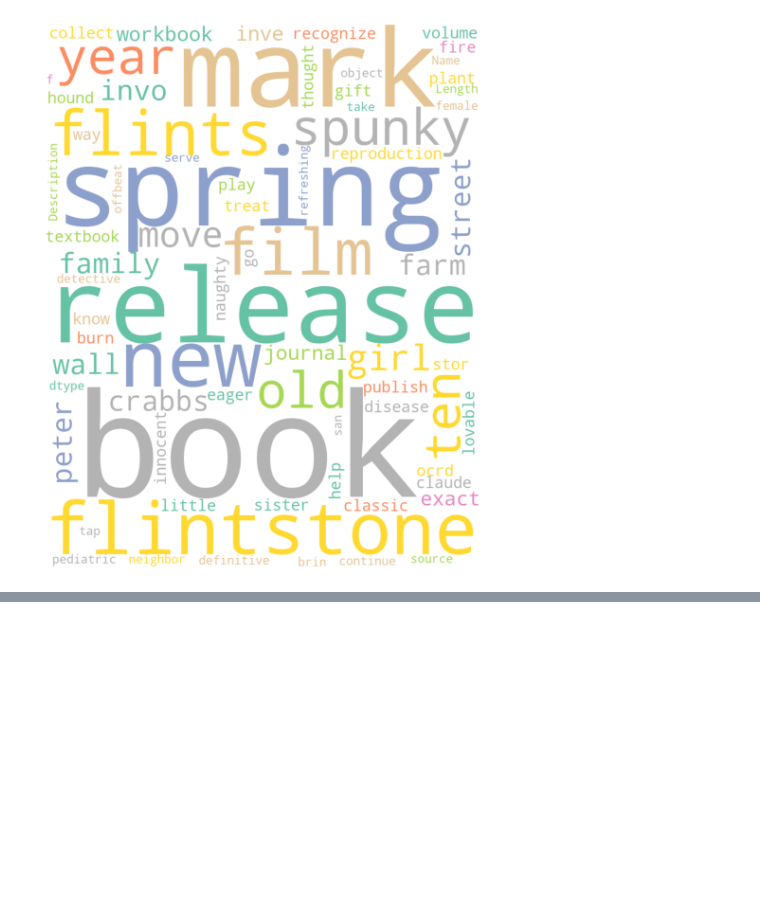
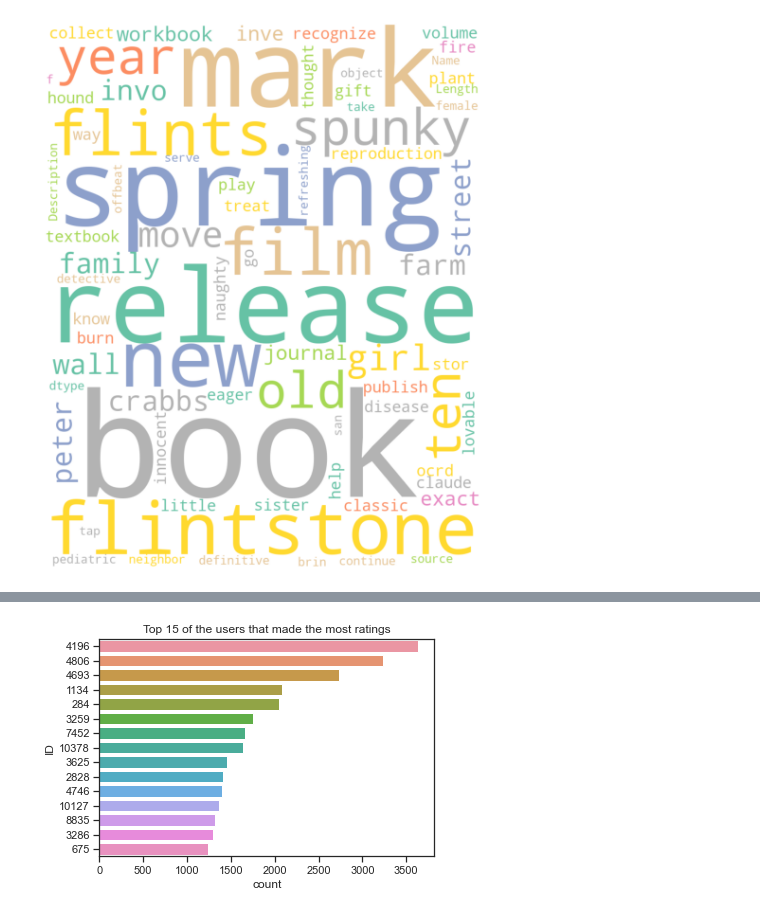
Before and after one commit to cecilegltslmcs/recommender_sys_books, a Jupyter notebook: P7_01_notebookcleaning.ipynb, the cells around one changed output, grey strips where cells are left out. Drawn from its saved outputs; the diff is of its cells as text; code cells hidden in the pictures; blank space fills up the shorter version.

```diff
--- a/P7_01_notebookcleaning.ipynb
+++ b/P7_01_notebookcleaning.ipynb
@@ -276,0 +322,13 @@ data.to_parquet("Datasets/dataset_model.parquet.gzip",
+# %%
+new_ratings ={
+    "This user doesn't have any rating" : np.nan,
+    "did not like it" : 1,
+    "it was ok" : 2,
+    "liked it" : 3,
+    "really liked it" : 4,
+    "it was amazing" : 5
+}
+
+merged_users["Rating"] = merged_users["Rating"].map(new_ratings)
+# %%
+merged_users.columns = ['User_Id', "Name", "Rating"]
@@ -276,0 +338,10 @@ data.to_parquet("Datasets/dataset_model.parquet.gzip",
+# %%
+merged_users.dropna(inplace=True)
+# %%
+sns.countplot(y="User_Id",
+              data=merged_users,
+              order=merged_users["User_Id"].value_counts().index[:15])
+plt.title("Top 15 of the users that made the most ratings")
+plt.show()
+# %% [output]
+[figure, added]
```
Also changed, not shown: parts of 15 cells of this notebook.
